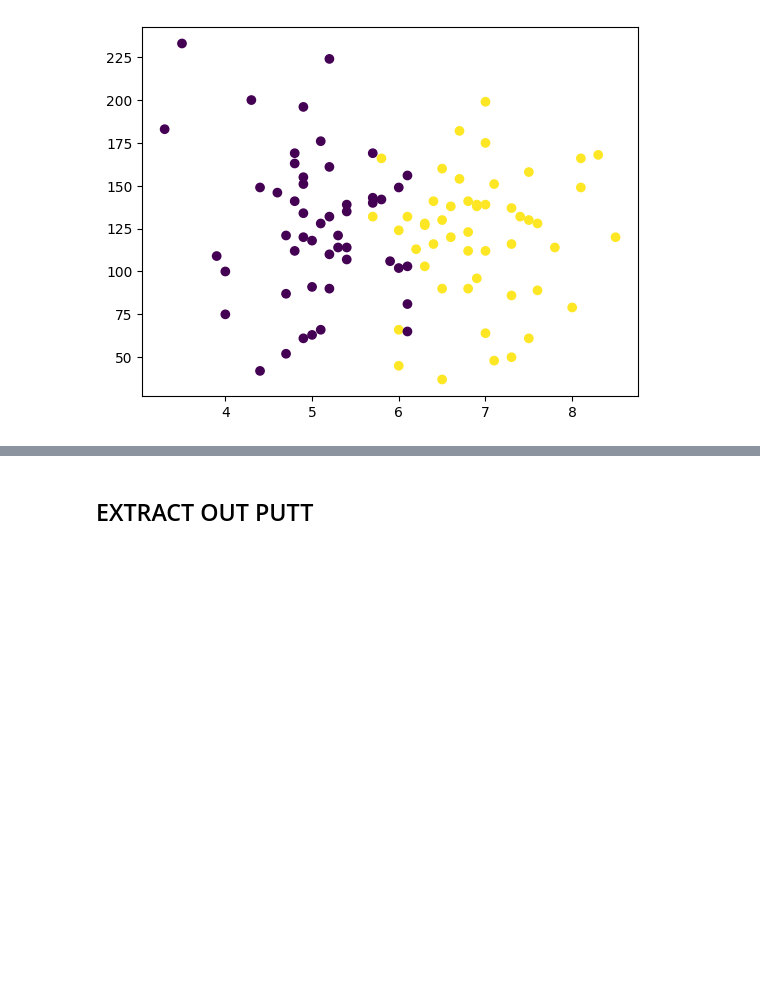
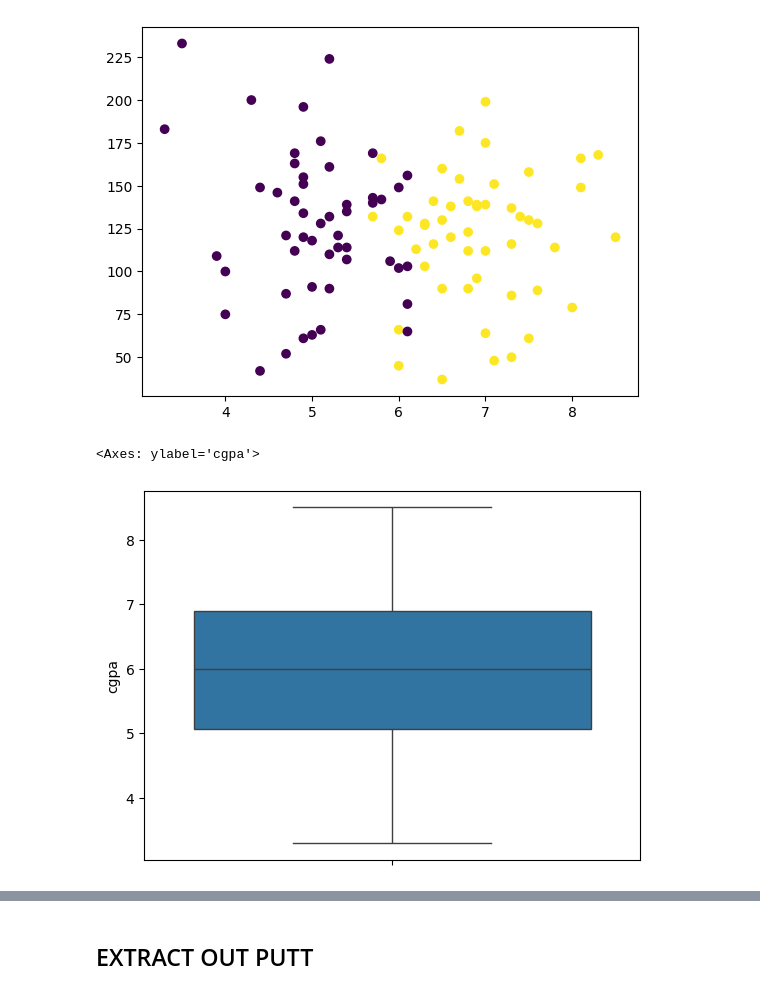
Before and after one commit to malik09-teach/ML-BASICS-PROJECTS-, a Jupyter notebook: projects/placemnent_project.ipynb, the cells around one changed output, grey strips where cells are left out. Drawn from its saved outputs; the diff is of its cells as text; code cells hidden in the pictures; blank space fills up the shorter version.

```diff
--- a/projects/placemnent_project.ipynb
+++ b/projects/placemnent_project.ipynb
@@ -71,3 +80,8 @@ plt.scatter(df_data['cgpa'],df_data['iq'],c=df_data['placement'])
 plt.show()
 # %% [output]
 [figure]
+# %%
+sns.boxplot(df_data['cgpa'])
+# %% [output]
+<Axes: ylabel='cgpa'>
+[figure, added]
```
Also changed, not shown: parts of 5 cells of this notebook.
